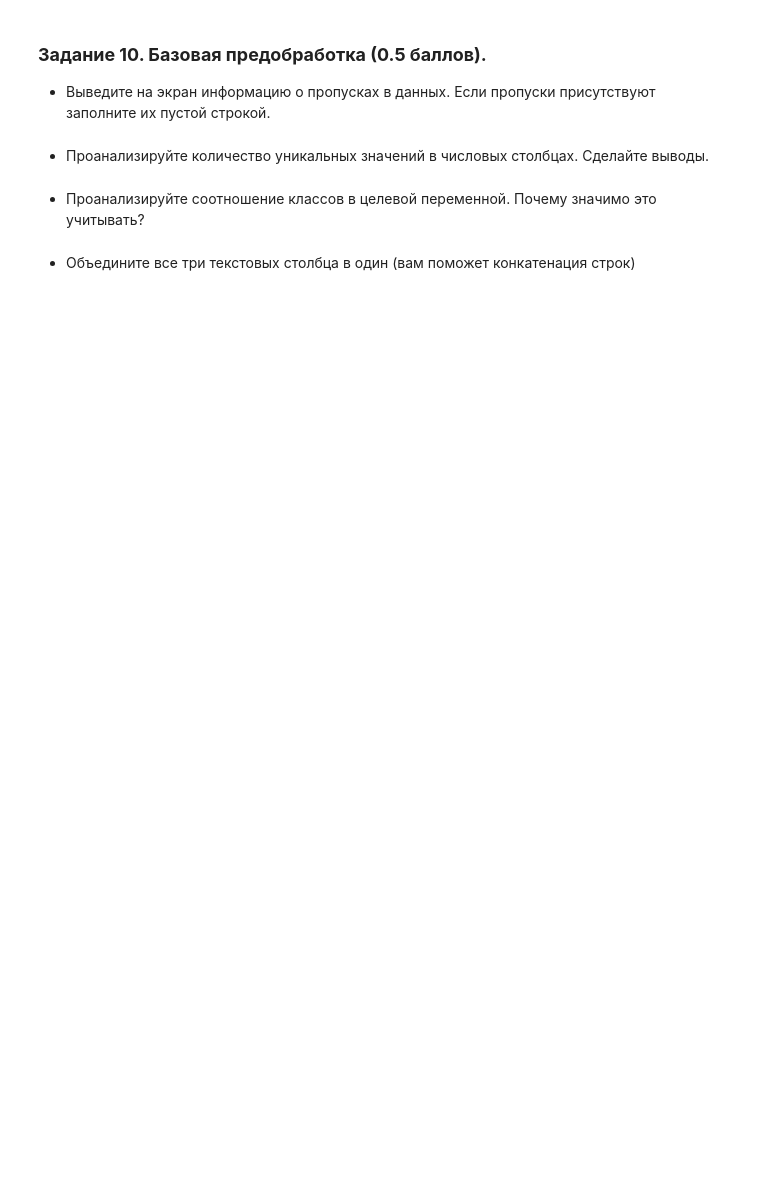
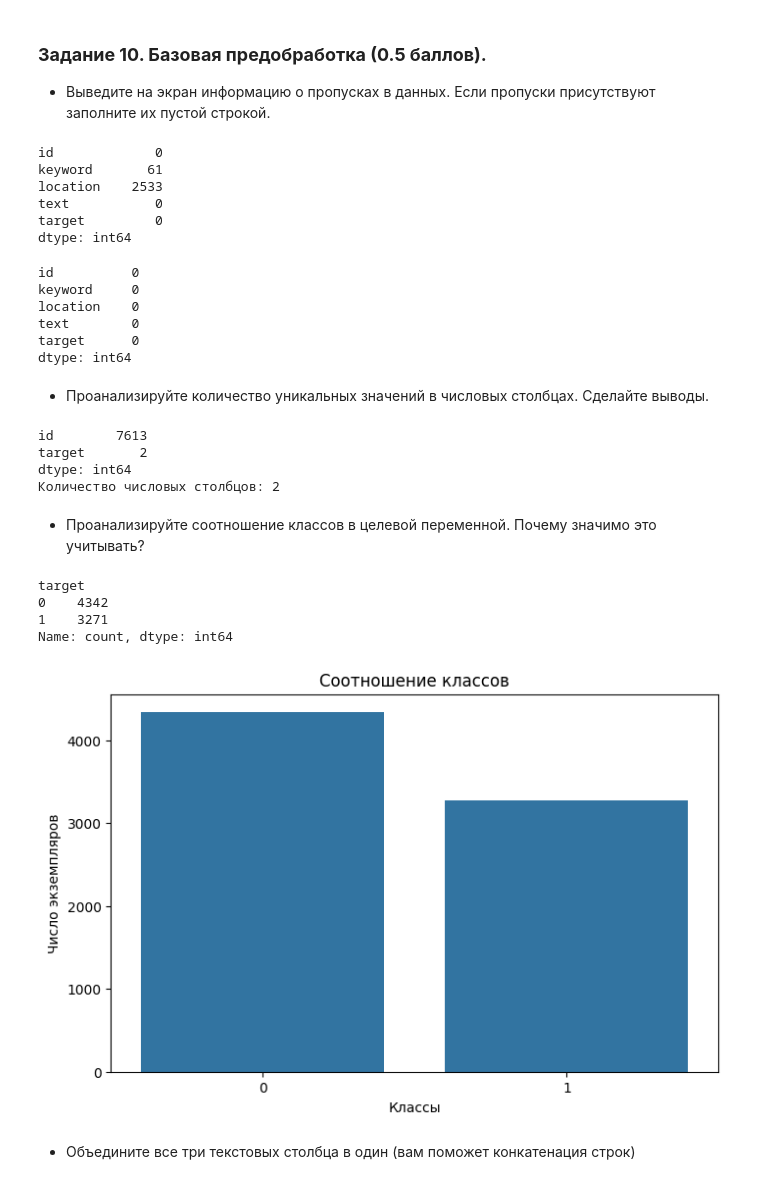
Before and after one commit to xanderkov/HSE-Machine-Learning, a Jupyter notebook: hw-03/Kovel AI Homework 3 Classification.ipynb, the cells around one changed output. Saved outputs shown, nothing was run; the diff lists cells and outputs as text; code cells hidden in the pictures; blank space fills up the shorter version.

```diff
--- a/hw-03/Kovel AI Homework 3 Classification.ipynb
+++ b/hw-03/Kovel AI Homework 3 Classification.ipynb
@@ -812,7 +812,7 @@ print(f'Финальная точность модели: {final_accuracy:.4f}')
 # %%
 from sklearn.model_selection import train_test_split
 
-PATH = ...
+PATH = "./data/nlp.csv"
 data = pd.read_csv(PATH)
 
 data.head()
@@ -825,2 +830,22 @@ data.head()
+# %%
+data.isnull().sum()
+# %% [output]
+id             0
+keyword       61
+location    2533
+text           0
+target         0
+dtype: int64
+# %%
+data.fillna('', inplace=True)
+
+print(data.isnull().sum())
+# %% [output]
+id          0
+keyword     0
+location    0
+text        0
+target      0
+dtype: int64
 # %% [markdown]
 - Проанализируйте количество уникальных значений в числовых столбцах. Сделайте выводы.
@@ -829,2 +852,15 @@ data.head()
+# %%
+numeric_columns = data.select_dtypes(include=['int64', 'float64'])
+
+unique_counts = numeric_columns.nunique()
+
+print(unique_counts)
+
+print("Количество числовых столбцов:", len(numeric_columns.columns))
+# %% [output]
+id        7613
+target       2
+dtype: int64
+Количество числовых столбцов: 2
 # %% [markdown]
 - Проанализируйте соотношение классов в целевой переменной. Почему значимо это учитывать?
@@ -833,2 +867,22 @@ data.head()
+# %%
+target_column = 'target'
+class_counts = data[target_column].value_counts()
+print(class_counts)
+# %% [output]
+target
+0    4342
+1    3271
+Name: count, dtype: int64
+# %%
+import seaborn as sns
+
+plt.figure(figsize=(8, 5))
+sns.barplot(x=class_counts.index, y=class_counts.values)
+plt.title('Соотношение классов')
+plt.xlabel('Классы')
+plt.ylabel('Число экземпляров')
+plt.show()
+# %% [output]
+[figure, added]
 # %% [markdown]
 - Объедините все три текстовых столбца в один (вам поможет конкатенация строк)
```
Also changed, not shown: parts of 31 cells of this notebook.
